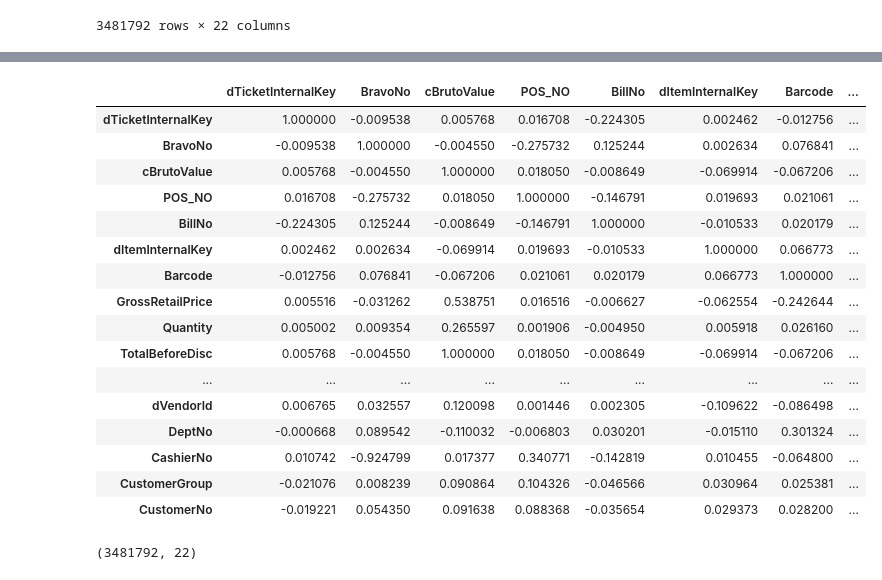
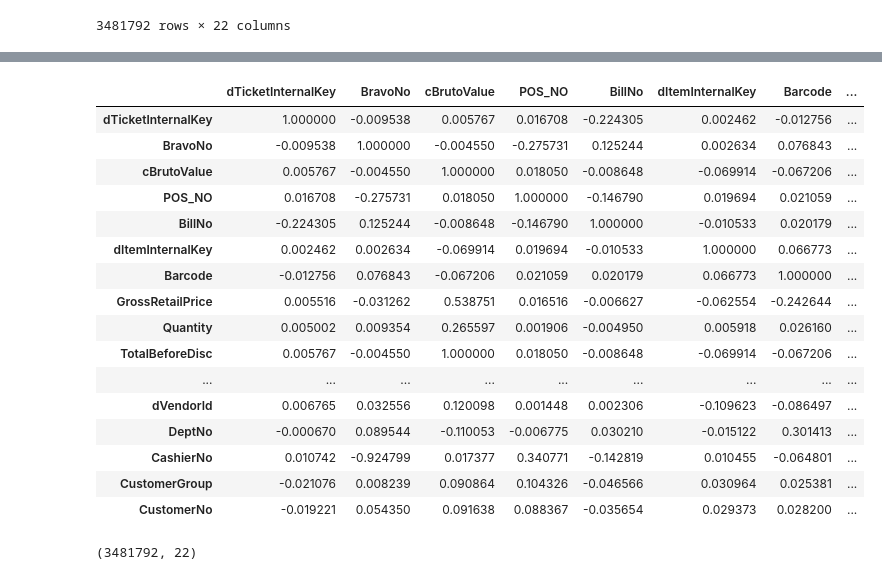
Before and after one commit to eng-aomar/cross-selling, a Jupyter notebook: bravo_datasets.ipynb, the cells around one changed output, grey strips where cells are left out. Saved outputs shown, nothing was run; the diff lists cells and outputs as text; code cells hidden in the pictures.

```diff
--- a/bravo_datasets.ipynb
+++ b/bravo_datasets.ipynb
@@ -38,0 +126,3 @@ Index(['dTicketInternalKey', 'BravoNo', 'Invoice_Date', 'cBrutoValue',
+# %%
+df_clean= df_items.dropna()
+df_clean.shape[0]
@@ -39,23 +356,23 @@ Index(['dTicketInternalKey', 'BravoNo', 'Invoice_Date', 'cBrutoValue',
 # %%
-df_items.corr()
+df_clean.corr()
 # %% [output]
 |  | dTicketInternalKey | BravoNo | cBrutoValue | POS_NO | BillNo | dItemInternalKey | Barcode | ... |
-| dTicketInternalKey | 1.000000 | -0.009538 | 0.005768 | 0.016708 | -0.224305 | 0.002462 | -0.012756 | ... |
-| BravoNo | -0.009538 | 1.000000 | -0.004550 | -0.275732 | 0.125244 | 0.002634 | 0.076841 | ... |
-| cBrutoValue | 0.005768 | -0.004550 | 1.000000 | 0.018050 | -0.008649 | -0.069914 | -0.067206 | ... |
-| POS_NO | 0.016708 | -0.275732 | 0.018050 | 1.000000 | -0.146791 | 0.019693 | 0.021061 | ... |
-| BillNo | -0.224305 | 0.125244 | -0.008649 | -0.146791 | 1.000000 | -0.010533 | 0.020179 | ... |
-| dItemInternalKey | 0.002462 | 0.002634 | -0.069914 | 0.019693 | -0.010533 | 1.000000 | 0.066773 | ... |
-| Barcode | -0.012756 | 0.076841 | -0.067206 | 0.021061 | 0.020179 | 0.066773 | 1.000000 | ... |
+| dTicketInternalKey | 1.000000 | -0.009538 | 0.005767 | 0.016708 | -0.224305 | 0.002462 | -0.012756 | ... |
+| BravoNo | -0.009538 | 1.000000 | -0.004550 | -0.275731 | 0.125244 | 0.002634 | 0.076843 | ... |
+| cBrutoValue | 0.005767 | -0.004550 | 1.000000 | 0.018050 | -0.008648 | -0.069914 | -0.067206 | ... |
+| POS_NO | 0.016708 | -0.275731 | 0.018050 | 1.000000 | -0.146790 | 0.019694 | 0.021059 | ... |
+| BillNo | -0.224305 | 0.125244 | -0.008648 | -0.146790 | 1.000000 | -0.010533 | 0.020179 | ... |
+| dItemInternalKey | 0.002462 | 0.002634 | -0.069914 | 0.019694 | -0.010533 | 1.000000 | 0.066773 | ... |
+| Barcode | -0.012756 | 0.076843 | -0.067206 | 0.021059 | 0.020179 | 0.066773 | 1.000000 | ... |
 | GrossRetailPrice | 0.005516 | -0.031262 | 0.538751 | 0.016516 | -0.006627 | -0.062554 | -0.242644 | ... |
 | Quantity | 0.005002 | 0.009354 | 0.265597 | 0.001906 | -0.004950 | 0.005918 | 0.026160 | ... |
-| TotalBeforeDisc | 0.005768 | -0.004550 | 1.000000 | 0.018050 | -0.008649 | -0.069914 | -0.067206 | ... |
+| TotalBeforeDisc | 0.005767 | -0.004550 | 1.000000 | 0.018050 | -0.008648 | -0.069914 | -0.067206 | ... |
 | ... | ... | ... | ... | ... | ... | ... | ... | ... |
-| dVendorId | 0.006765 | 0.032557 | 0.120098 | 0.001446 | 0.002305 | -0.109622 | -0.086498 | ... |
-| DeptNo | -0.000668 | 0.089542 | -0.110032 | -0.006803 | 0.030201 | -0.015110 | 0.301324 | ... |
-| CashierNo | 0.010742 | -0.924799 | 0.017377 | 0.340771 | -0.142819 | 0.010455 | -0.064800 | ... |
+| dVendorId | 0.006765 | 0.032556 | 0.120098 | 0.001448 | 0.002306 | -0.109623 | -0.086497 | ... |
+| DeptNo | -0.000670 | 0.089544 | -0.110053 | -0.006775 | 0.030210 | -0.015122 | 0.301413 | ... |
+| CashierNo | 0.010742 | -0.924799 | 0.017377 | 0.340771 | -0.142819 | 0.010455 | -0.064801 | ... |
 | CustomerGroup | -0.021076 | 0.008239 | 0.090864 | 0.104326 | -0.046566 | 0.030964 | 0.025381 | ... |
-| CustomerNo | -0.019221 | 0.054350 | 0.091638 | 0.088368 | -0.035654 | 0.029373 | 0.028200 | ... |
+| CustomerNo | -0.019221 | 0.054350 | 0.091638 | 0.088367 | -0.035654 | 0.029373 | 0.028200 | ... |
 # %%
 df_items.shape
 # %% [output]
```
Also changed, not shown: parts of 50 cells of this notebook.
